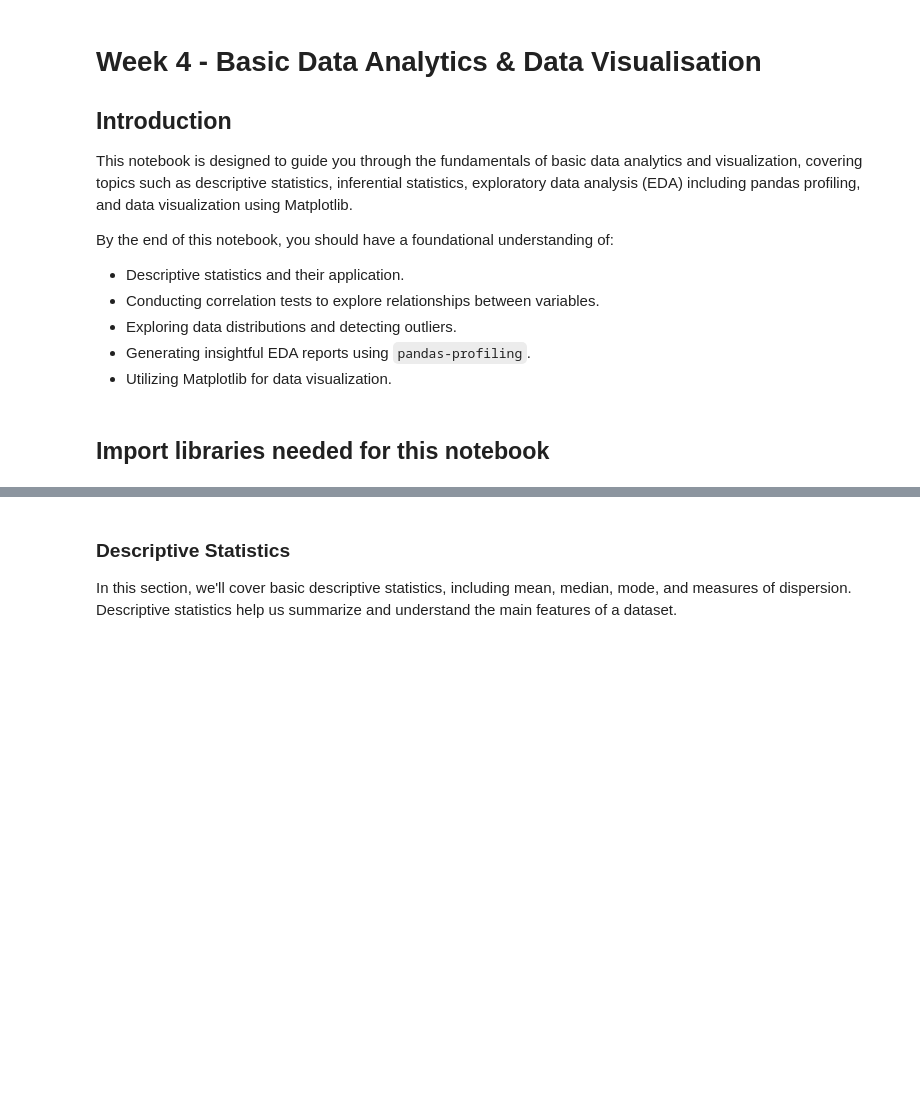
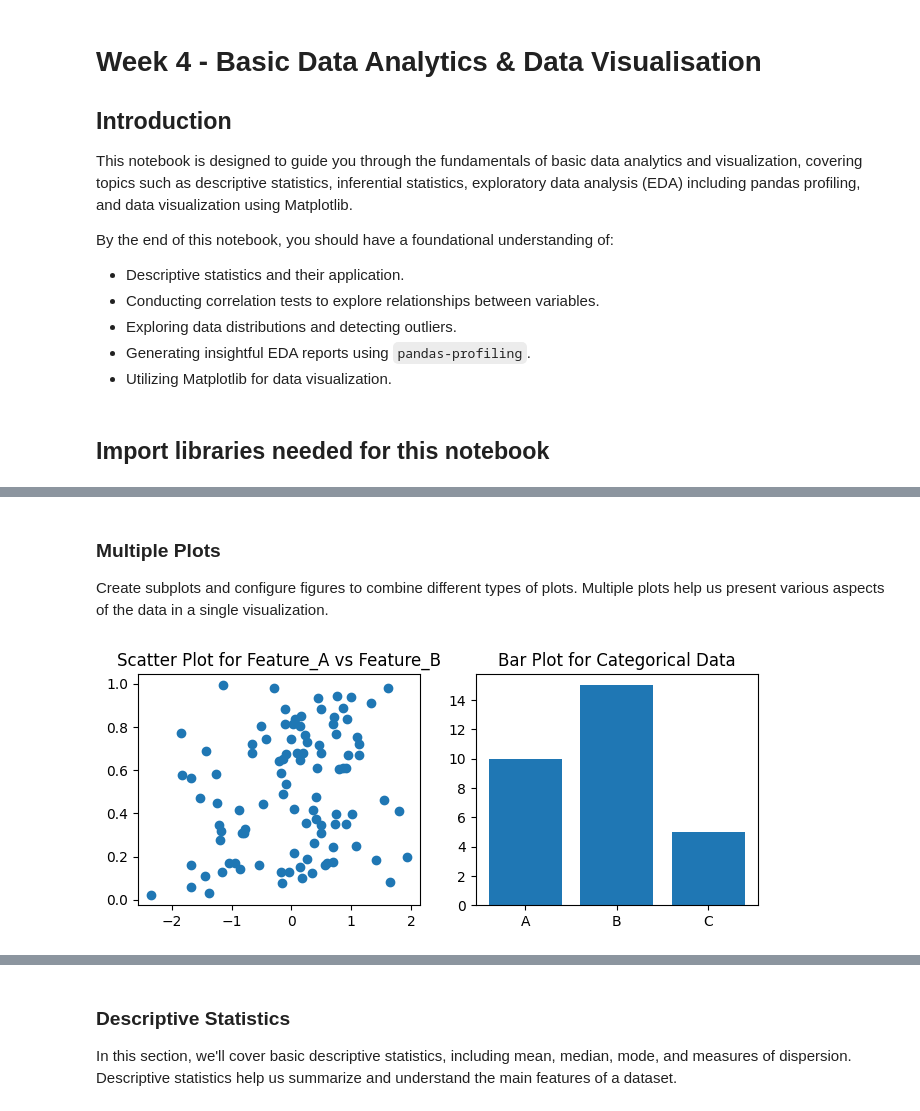
Before and after one commit to gabrielbohnen/intro-to-python, a Jupyter notebook: week4/week4.ipynb, the cells around one changed output, grey strips where cells are left out. Saved outputs shown, nothing was run; the diff lists cells and outputs as text; code cells hidden in the pictures; blank space fills up the shorter version.

```diff
--- a/week4/week4.ipynb
+++ b/week4/week4.ipynb
@@ -68,0 +132,25 @@ from ydata_profiling import ProfileReport
+# %% [markdown]
+### Multiple Plots
+
+Create subplots and configure figures to combine different types of plots. Multiple plots help us present various aspects of the data in a single visualization.
+# %%
+data = pd.DataFrame({
+    'Feature_A': np.random.normal(0, 1, 100),
+    'Feature_B': np.random.uniform(0, 1, 100)
+})
+
+# Subplots
+fig, axes = plt.subplots(nrows=1, ncols=2, figsize=(8, 3))
+
+# Scatter plot
+axes[0].scatter(data['Feature_A'], data['Feature_B'])
+axes[0].set_title('Scatter Plot for Feature_A vs Feature_B')
+
+# Bar plot
+data_bar = pd.DataFrame({'Category': ['A', 'B', 'C'], 'Values': [10, 15, 5]})
+axes[1].bar(data_bar['Category'], data_bar['Values'])
+axes[1].set_title('Bar Plot for Categorical Data')
+
+plt.show()
+# %% [output]
+[figure, added]
```
Also changed, not shown: parts of 48 cells of this notebook, 6 other files.
